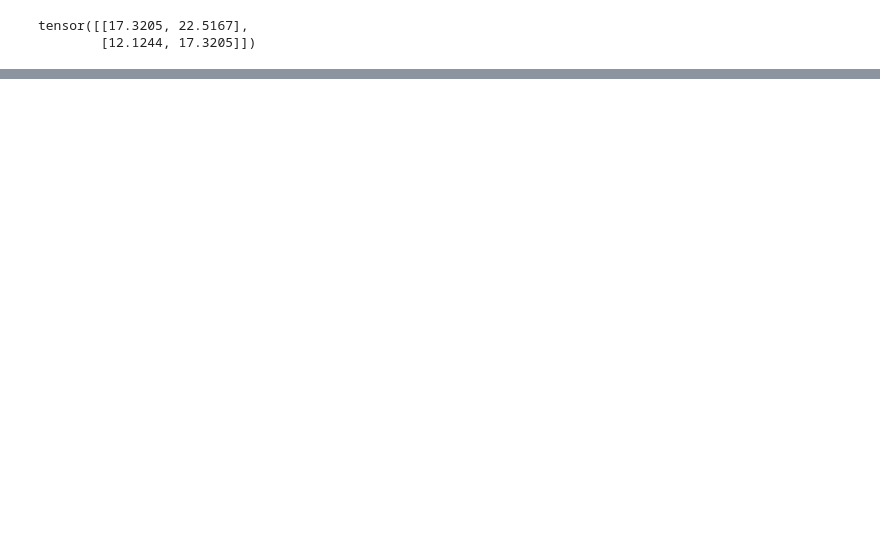
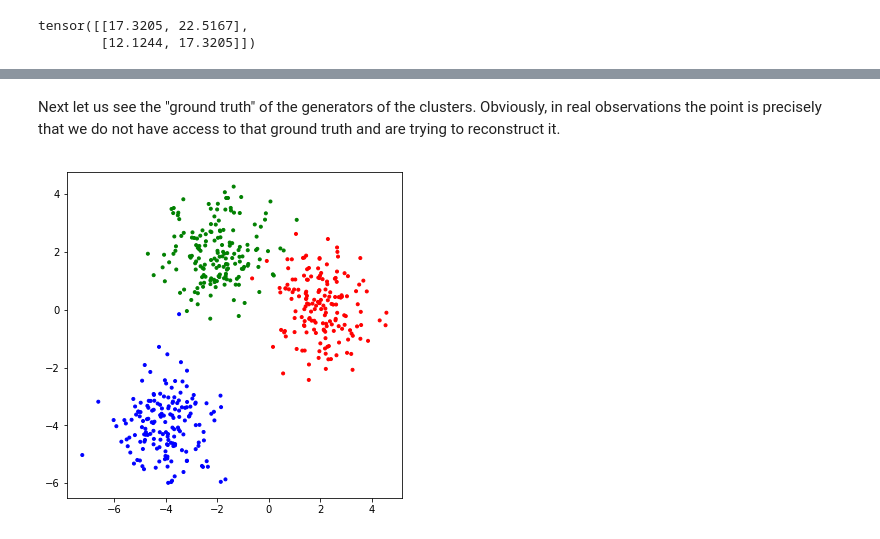
Before and after one commit to DavidMertz/PyTorch-webinar, a Jupyter notebook: NetworkExamples_3.ipynb, the cells around one changed output, grey strips where cells are left out. Cells and saved outputs as stored; diff of their text form; code cells hidden in the pictures; blank space fills up the shorter version.

```diff
--- a/NetworkExamples_3.ipynb
+++ b/NetworkExamples_3.ipynb
@@ -118,0 +146,6 @@ ModuleNotFoundError: No module named 'src.over_under_fit'
+# %% [markdown]
+Next let us see the "ground truth" of the generators of the clusters.  Obviously, in real observations the point is precisely that we do not have access to that ground truth and are trying to reconstruct it.
+# %%
+cluster(1, known=True, blobs=blobs)
+# %% [output]
+[figure, added]
```
Also changed, not shown: parts of 12 cells of this notebook, 1 other file.
